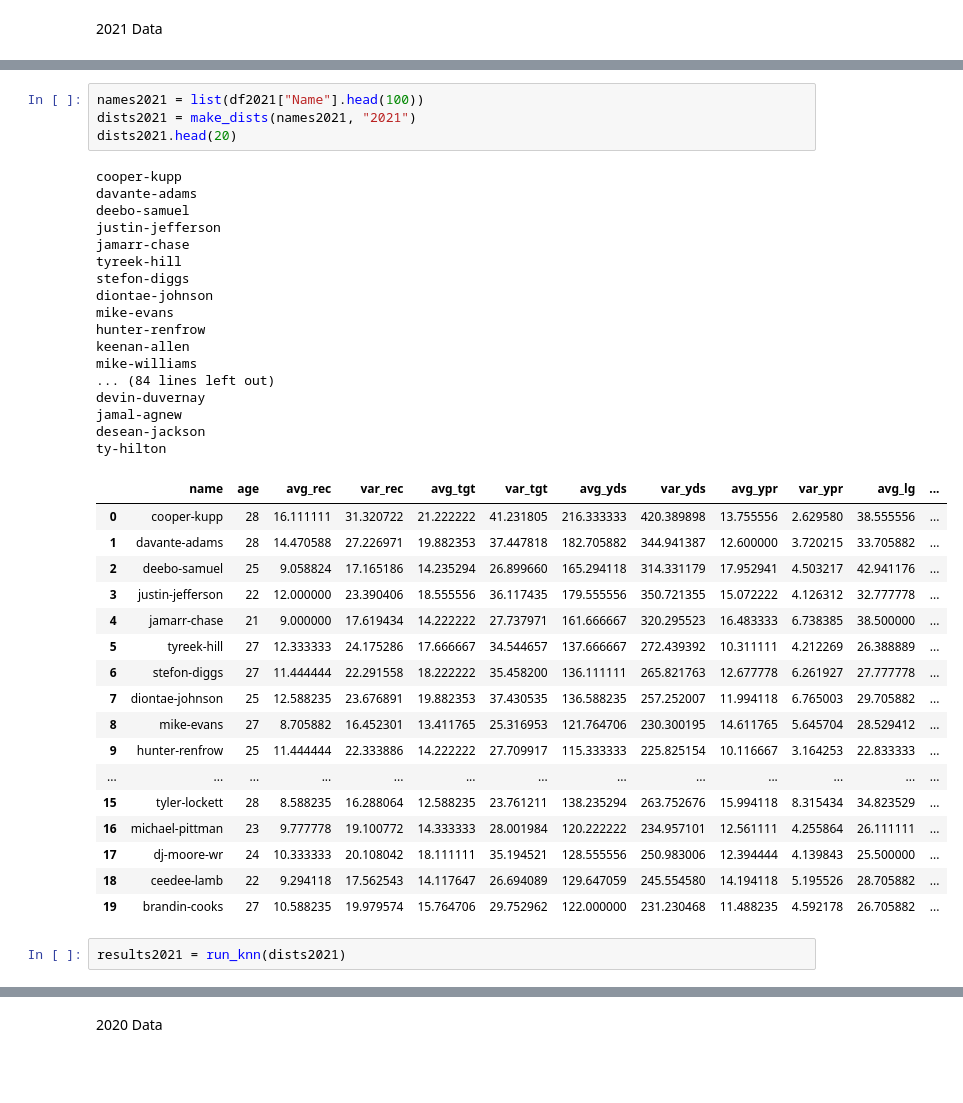
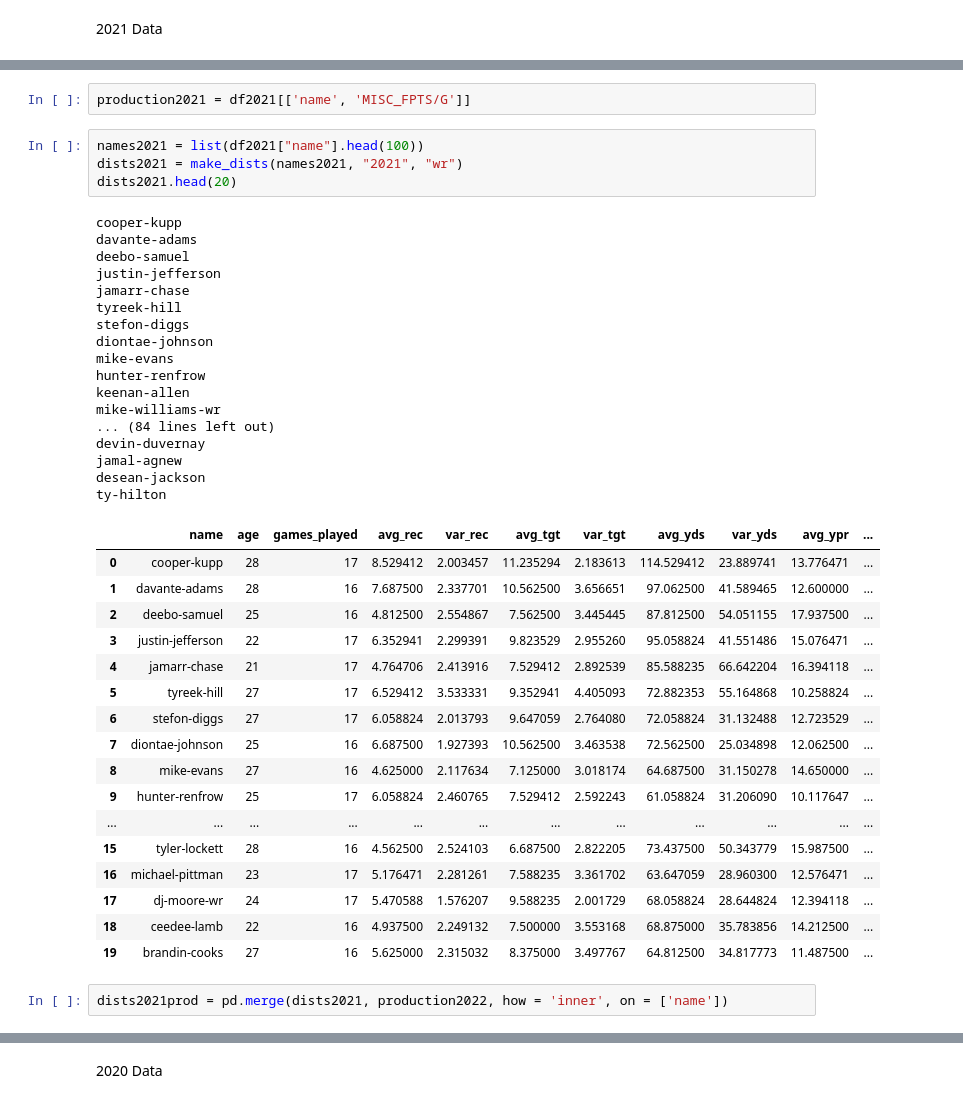
Before and after one commit to xander-abbott/fantasy_scrape, a Jupyter notebook: main_wr.ipynb, the cells around one changed output, grey strips where cells are left out. Saved outputs shown, nothing was run; the diff lists cells and outputs as text; blank space fills up the shorter version.

```diff
--- a/main_wr.ipynb
+++ b/main_wr.ipynb
@@ -132,41 +179,43 @@ df2021.head()
+# %%
+production2021 = df2021[['name', 'MISC_FPTS/G']]
 # %%
-names2021 = list(df2021["Name"].head(100))
-dists2021 = make_dists(names2021, "2021")
+names2021 = list(df2021["name"].head(100))
+dists2021 = make_dists(names2021, "2021", "wr")
 dists2021.head(20)
 # %% [output]
 cooper-kupp
 davante-adams
 deebo-samuel
 justin-jefferson
 jamarr-chase
 tyreek-hill
 stefon-diggs
 diontae-johnson
 mike-evans
 hunter-renfrow
 keenan-allen
-mike-williams
+mike-williams-wr
 ... (84 lines left out)
 devin-duvernay
 jamal-agnew
 desean-jackson
 ty-hilton
-|  | name | age | avg_rec | var_rec | avg_tgt | var_tgt | avg_yds | var_yds | avg_ypr | var_ypr | avg_lg | ... |
-| 0 | cooper-kupp | 28 | 16.111111 | 31.320722 | 21.222222 | 41.231805 | 216.333333 | 420.389898 | 13.755556 | 2.629580 | 38.555556 | ... |
-| 1 | davante-adams | 28 | 14.470588 | 27.226971 | 19.882353 | 37.447818 | 182.705882 | 344.941387 | 12.600000 | 3.720215 | 33.705882 | ... |
-| 2 | deebo-samuel | 25 | 9.058824 | 17.165186 | 14.235294 | 26.899660 | 165.294118 | 314.331179 | 17.952941 | 4.503217 | 42.941176 | ... |
-| 3 | justin-jefferson | 22 | 12.000000 | 23.390406 | 18.555556 | 36.117435 | 179.555556 | 350.721355 | 15.072222 | 4.126312 | 32.777778 | ... |
-| 4 | jamarr-chase | 21 | 9.000000 | 17.619434 | 14.222222 | 27.737971 | 161.666667 | 320.295523 | 16.483333 | 6.738385 | 38.500000 | ... |
-| 5 | tyreek-hill | 27 | 12.333333 | 24.175286 | 17.666667 | 34.544657 | 137.666667 | 272.439392 | 10.311111 | 4.212269 | 26.388889 | ... |
-| 6 | stefon-diggs | 27 | 11.444444 | 22.291558 | 18.222222 | 35.458200 | 136.111111 | 265.821763 | 12.677778 | 6.261927 | 27.777778 | ... |
-| 7 | diontae-johnson | 25 | 12.588235 | 23.676891 | 19.882353 | 37.430535 | 136.588235 | 257.252007 | 11.994118 | 6.765003 | 29.705882 | ... |
-| 8 | mike-evans | 27 | 8.705882 | 16.452301 | 13.411765 | 25.316953 | 121.764706 | 230.300195 | 14.611765 | 5.645704 | 28.529412 | ... |
-| 9 | hunter-renfrow | 25 | 11.444444 | 22.333886 | 14.222222 | 27.709917 | 115.333333 | 225.825154 | 10.116667 | 3.164253 | 22.833333 | ... |
-| ... | ... | ... | ... | ... | ... | ... | ... | ... | ... | ... | ... | ... |
-| 15 | tyler-lockett | 28 | 8.588235 | 16.288064 | 12.588235 | 23.761211 | 138.235294 | 263.752676 | 15.994118 | 8.315434 | 34.823529 | ... |
-| 16 | michael-pittman | 23 | 9.777778 | 19.100772 | 14.333333 | 28.001984 | 120.222222 | 234.957101 | 12.561111 | 4.255864 | 26.111111 | ... |
-| 17 | dj-moore-wr | 24 | 10.333333 | 20.108042 | 18.111111 | 35.194521 | 128.555556 | 250.983006 | 12.394444 | 4.139843 | 25.500000 | ... |
-| 18 | ceedee-lamb | 22 | 9.294118 | 17.562543 | 14.117647 | 26.694089 | 129.647059 | 245.554580 | 14.194118 | 5.195526 | 28.705882 | ... |
-| 19 | brandin-cooks | 27 | 10.588235 | 19.979574 | 15.764706 | 29.752962 | 122.000000 | 231.230468 | 11.488235 | 4.592178 | 26.705882 | ... |
+|  | name | age | games_played | avg_rec | var_rec | avg_tgt | var_tgt | avg_yds | var_yds | avg_ypr | ... |
+| 0 | cooper-kupp | 28 | 17 | 8.529412 | 2.003457 | 11.235294 | 2.183613 | 114.529412 | 23.889741 | 13.776471 | ... |
+| 1 | davante-adams | 28 | 16 | 7.687500 | 2.337701 | 10.562500 | 3.656651 | 97.062500 | 41.589465 | 12.600000 | ... |
+| 2 | deebo-samuel | 25 | 16 | 4.812500 | 2.554867 | 7.562500 | 3.445445 | 87.812500 | 54.051155 | 17.937500 | ... |
+| 3 | justin-jefferson | 22 | 17 | 6.352941 | 2.299391 | 9.823529 | 2.955260 | 95.058824 | 41.551486 | 15.076471 | ... |
+| 4 | jamarr-chase | 21 | 17 | 4.764706 | 2.413916 | 7.529412 | 2.892539 | 85.588235 | 66.642204 | 16.394118 | ... |
+| 5 | tyreek-hill | 27 | 17 | 6.529412 | 3.533331 | 9.352941 | 4.405093 | 72.882353 | 55.164868 | 10.258824 | ... |
+| 6 | stefon-diggs | 27 | 17 | 6.058824 | 2.013793 | 9.647059 | 2.764080 | 72.058824 | 31.132488 | 12.723529 | ... |
+| 7 | diontae-johnson | 25 | 16 | 6.687500 | 1.927393 | 10.562500 | 3.463538 | 72.562500 | 25.034898 | 12.062500 | ... |
+| 8 | mike-evans | 27 | 16 | 4.625000 | 2.117634 | 7.125000 | 3.018174 | 64.687500 | 31.150278 | 14.650000 | ... |
+| 9 | hunter-renfrow | 25 | 17 | 6.058824 | 2.460765 | 7.529412 | 2.592243 | 61.058824 | 31.206090 | 10.117647 | ... |
+| ... | ... | ... | ... | ... | ... | ... | ... | ... | ... | ... | ... |
+| 15 | tyler-lockett | 28 | 16 | 4.562500 | 2.524103 | 6.687500 | 2.822205 | 73.437500 | 50.343779 | 15.987500 | ... |
+| 16 | michael-pittman | 23 | 17 | 5.176471 | 2.281261 | 7.588235 | 3.361702 | 63.647059 | 28.960300 | 12.576471 | ... |
+| 17 | dj-moore-wr | 24 | 17 | 5.470588 | 1.576207 | 9.588235 | 2.001729 | 68.058824 | 28.644824 | 12.394118 | ... |
+| 18 | ceedee-lamb | 22 | 16 | 4.937500 | 2.249132 | 7.500000 | 3.553168 | 68.875000 | 35.783856 | 14.212500 | ... |
+| 19 | brandin-cooks | 27 | 16 | 5.625000 | 2.315032 | 8.375000 | 3.497767 | 64.812500 | 34.817773 | 11.487500 | ... |
-# %%
-results2021 = run_knn(dists2021)
+# %%
+dists2021prod = pd.merge(dists2021, production2022, how = 'inner', on = ['name'])
```
Also changed, not shown: parts of 38 cells of this notebook, 6 other files.
